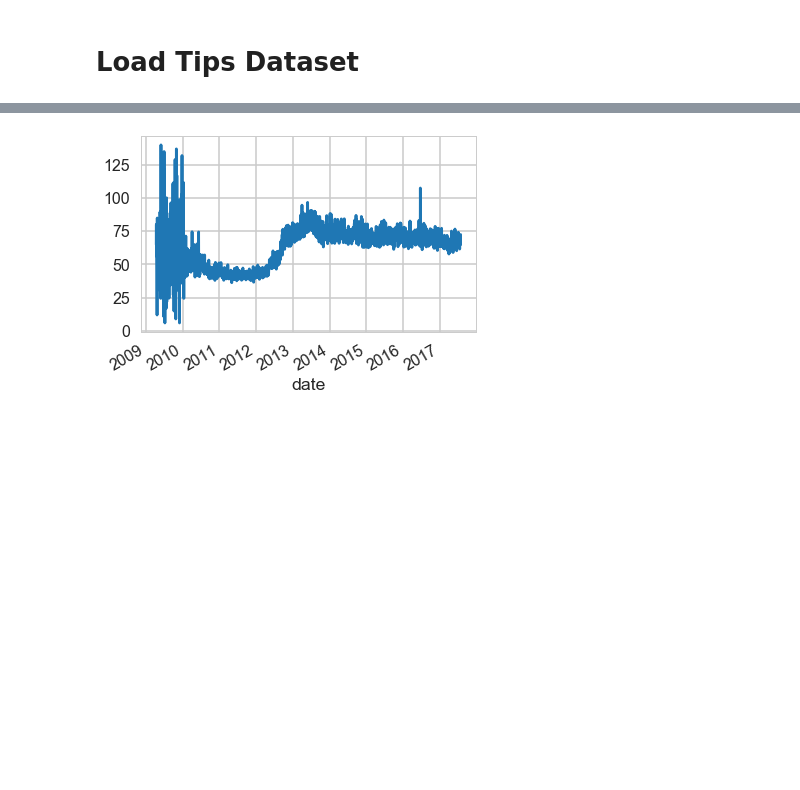
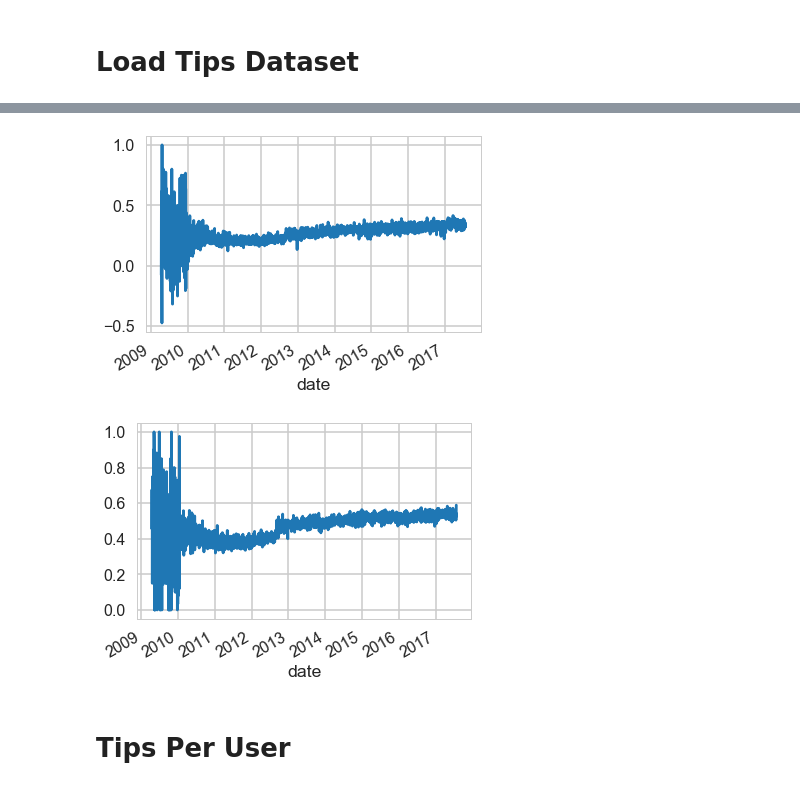
Before and after one commit to samgutentag/yelpsubtopics, a Jupyter notebook: 02_DataExploration/EDA_01_Tips_Data.ipynb, the cells around one changed output, grey strips where cells are left out. Drawn from its saved outputs; the diff is of its cells as text; code cells hidden in the pictures; blank space fills up the shorter version.

Commit message:
data wranlging script clean up passes

```diff
--- a/02_DataExploration/EDA_01_Tips_Data.ipynb
+++ b/02_DataExploration/EDA_01_Tips_Data.ipynb
@@ -44,7 +55,7 @@ DO_WRITE_CHARTS = False
 time_marker(text='Loading Tips Data...')
 
 tips = pd.DataFrame()
-datafile = '../clean_data/tips_clean.csv'
+datafile = '../clean_data/tips_sentiment.csv'
 
 # Chunk Settings
 chunks = list()
@@ -55,10 +66,16 @@ format_width = len(str(num_chunks))
 # import file in chunks
 for ii, chunk in enumerate(pd.read_csv(datafile, chunksize=chunksize, iterator=True, index_col=0, parse_dates=['date'])):
 
+    # drop reviews with missing tip text
+    chunk = chunk[~chunk.text.isnull()]
+
+#     # get sentiment of chunk
+#     chunk = get_sentiment(df=chunk)
+
     # append chunk to chunks list
     chunks.append(chunk)
-    if ii == 1 or ii % math.ceil(num_chunks/10) == 0 or ii == num_chunks:
-        time_marker(text='\tfinished chunk {} of {}'.format(str(ii).rjust(format_width), str(num_chunks).rjust(format_width)))
+    if ii % math.ceil(num_chunks/10) == 0 or ii == num_chunks:
+        time_marker(text='\tfinished chunk {} of {}'.format(str(ii+1).rjust(format_width), str(num_chunks).rjust(format_width)))
 
 time_marker(text='merging to dataframe...')
 tips = pd.concat(chunks)
@@ -116,0 +157,26 @@ def get_sentiment(df=None):
+# %%
+plt.rcParams['figure.figsize'] = (15,15)
+
+NROWS = 5
+NCOLS = 2
+
+fig, axes = plt.subplots(nrows=NROWS, ncols=NCOLS)
+
+ax0, ax1, ax2, ax3, ax4, ax5, ax6, ax7, ax8, ax9 = axes.flatten()
+ax_list = [ax0, ax1, ax2, ax3, ax4, ax5, ax6, ax7, ax8, ax9]
+
+for ii, year in enumerate(sorted(tips.date.dt.year.unique())):
+
+    ax_list[ii].hist(tips[tips.date.dt.year == year].tip_len, bins=250)
+    ax_list[ii].set_title('{:d}'.format(year))
+
+    v_markers = {'85':0.75,
+            '140':0.25}
+
+    for k, v in v_markers.items():
+        # draw vertical line at twitter character count limit
+        ax_list[ii].axvline(x=int(k), color='k', linestyle=':')
+
+plt.tight_layout()
+plt.show()
+plt.close()
@@ -117,6 +286,11 @@ def get_sentiment(df=None):
 # %%
-tips.groupby('date').tip_len.mean().plot()
+tips.groupby('date').polarity.mean().plot()
 plt.show()
 plt.close()
+
+tips.groupby('date').subjectivity.mean().plot()
+plt.show()
+plt.close()
 # %% [output]
-[figure, old version]
+[figure, new version]
+[figure, added]
@@ -127,0 +297,2 @@ tips.text
+# %% [markdown]
+# Tips Per User
```
Also changed, not shown: parts of 28 cells of this notebook, 4 other files.
